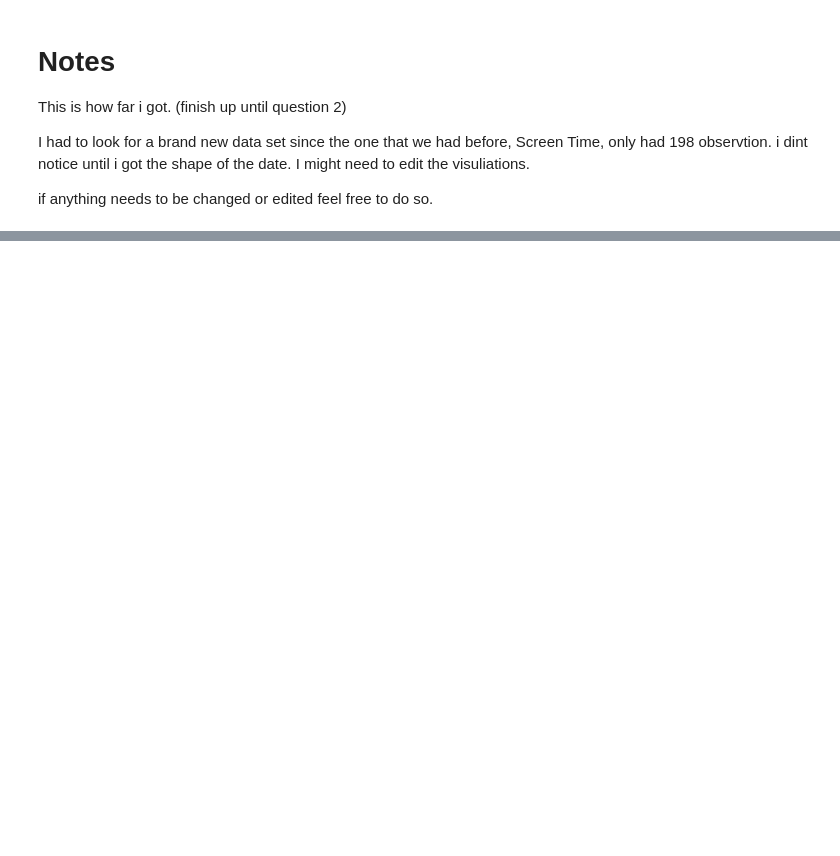
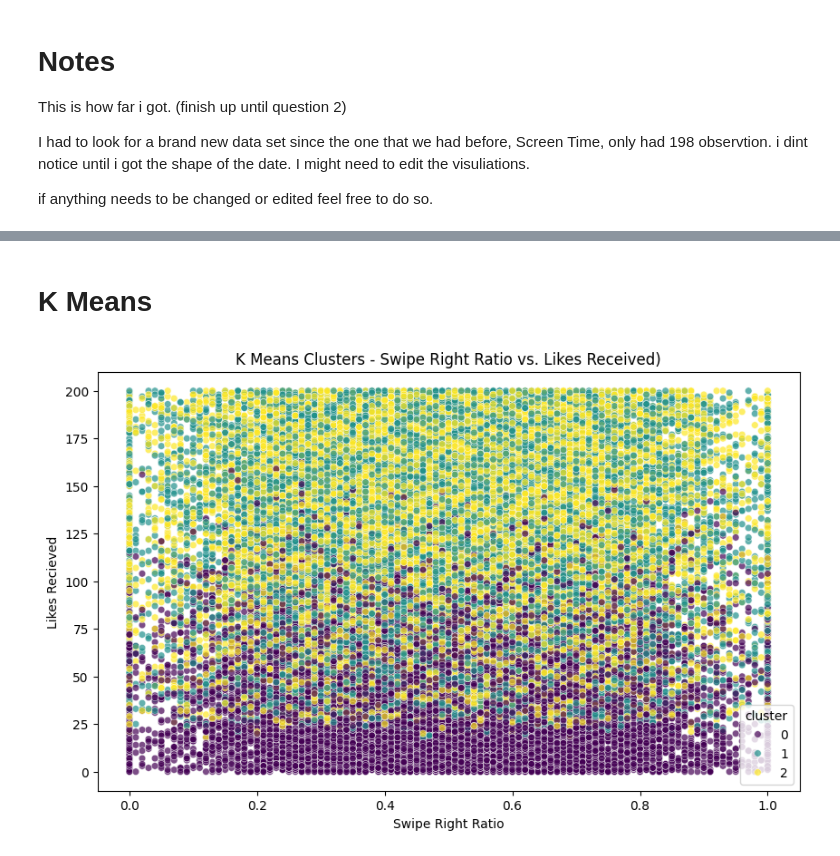
Before and after one commit to Mak-222/DAT402_Proj2, a Jupyter notebook: Proj2.ipynb, the cells around one changed output, grey strips where cells are left out. Cells and saved outputs as stored; diff of their text form; code cells hidden in the pictures; blank space fills up the shorter version.

```diff
--- a/Proj2.ipynb
+++ b/Proj2.ipynb
@@ -85,0 +125,23 @@ categorical_summary, numerical_summary
+# %% [markdown]
+# K Means
+# %%
+#Select features for clustering
+features = df[['app_usage_time_min', 'swipe_right_ratio', 'likes_received', 'mutual_matches']]
+
+#Standardizing
+scaler = StandardScaler()
+x_scaled = scaler.fit_transform(features)
+
+#KMeans
+kmeans = KMeans(n_clusters = 3, random_state = 42)
+df['cluster'] = kmeans.fit_predict(x_scaled)
+
+#Scatterplot
+plt.figure(figsize = (10, 6))
+sns.scatterplot(x = df['swipe_right_ratio'], y = df['likes_received'], hue = df['cluster'], palette = 'viridis', s = 30, alpha = 0.7)
+plt.title("K Means Clusters - Swipe Right Ratio vs. Likes Received)")
+plt.xlabel("Swipe Right Ratio")
+plt.ylabel("Likes Recieved")
+plt.show()
+# %% [output]
+[figure, added]
```
Also changed, not shown: parts of 8 cells of this notebook.
